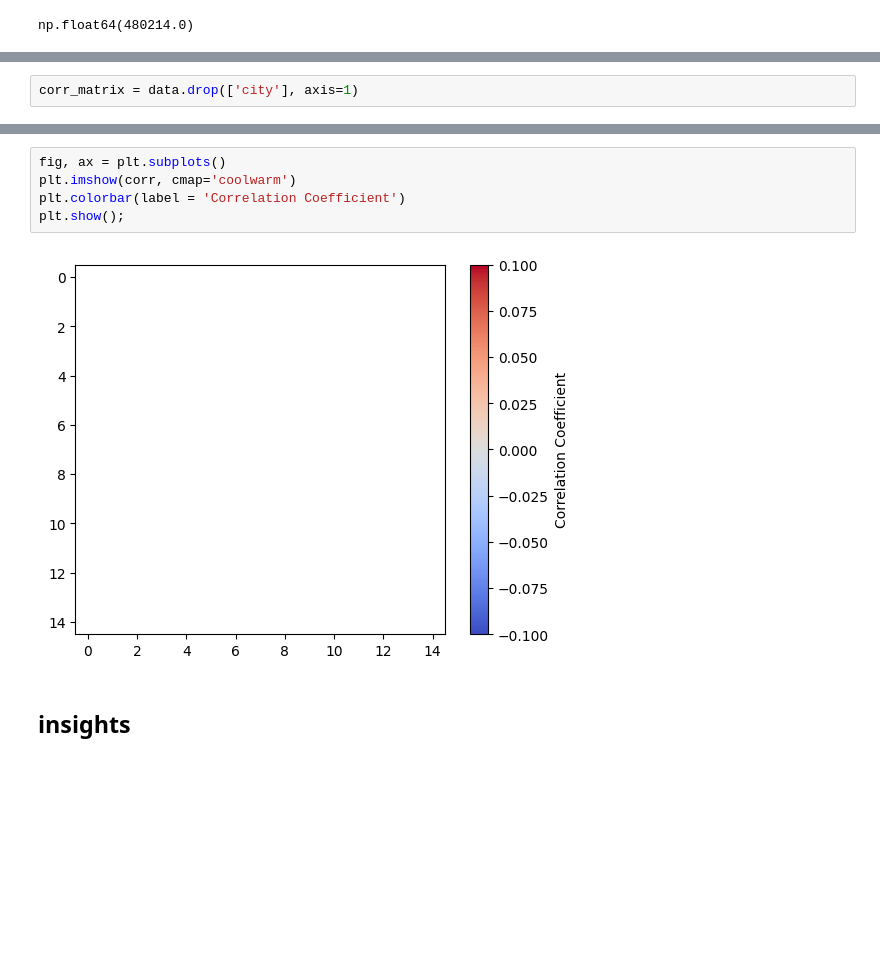
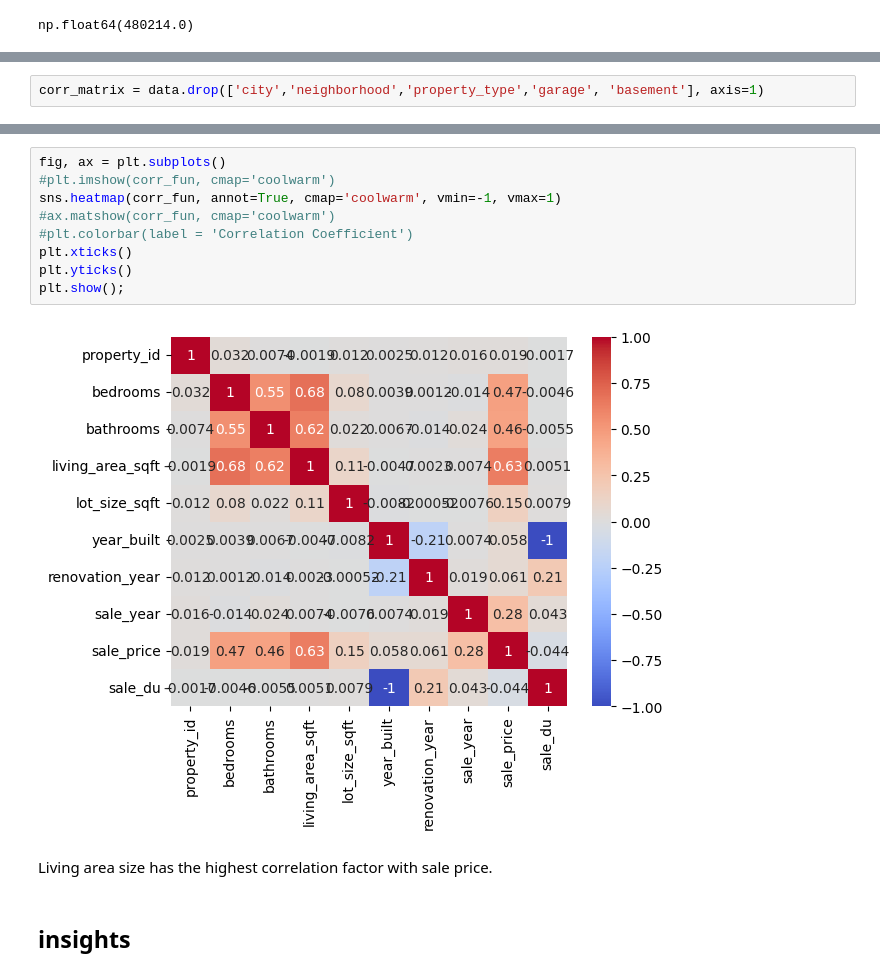
Before and after one commit to Astro0re/Data, a Jupyter notebook: Q_housing/analysis.ipynb, the cells around one changed output, grey strips where cells are left out. Cells and saved outputs as stored; diff of their text form; blank space fills up the shorter version.

```diff
--- a/Q_housing/analysis.ipynb
+++ b/Q_housing/analysis.ipynb
@@ -200,5 +247,5 @@ plt.show();
 # %%
-corr_matrix = data.drop(['city'], axis=1)
+corr_matrix = data.drop(['city','neighborhood','property_type','garage', 'basement'], axis=1)
 # %%
 corr_matrix.info()
 # %% [output]
@@ -312,10 +291,16 @@ data[data['city'] == 'Sherbrooke'] = data[data['city'] == 'sherbrooke']
 # %%
 fig, ax = plt.subplots()
-plt.imshow(corr, cmap='coolwarm')
-plt.colorbar(label = 'Correlation Coefficient')
+#plt.imshow(corr_fun, cmap='coolwarm')
+sns.heatmap(corr_fun, annot=True, cmap='coolwarm', vmin=-1, vmax=1)
+#ax.matshow(corr_fun, cmap='coolwarm')
+#plt.colorbar(label = 'Correlation Coefficient')
+plt.xticks()
+plt.yticks()
 plt.show();
 # %% [output]
-[figure, old version]
+[figure, new version]
+# %% [markdown]
+Living area size has the highest correlation factor with sale price.
 # %% [markdown]
 ## insights
 # %% [markdown]
```
Also changed, not shown: parts of 14 cells of this notebook.
